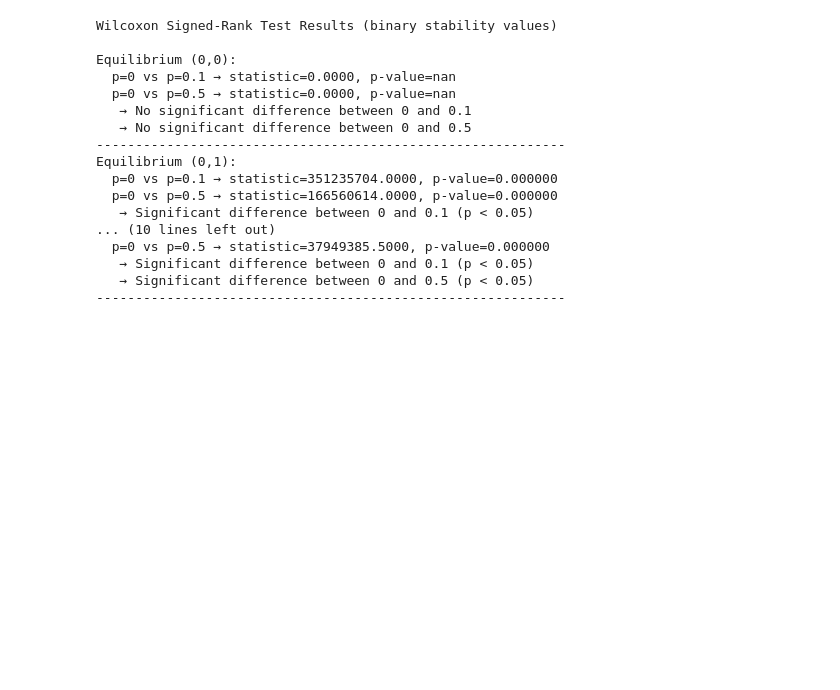
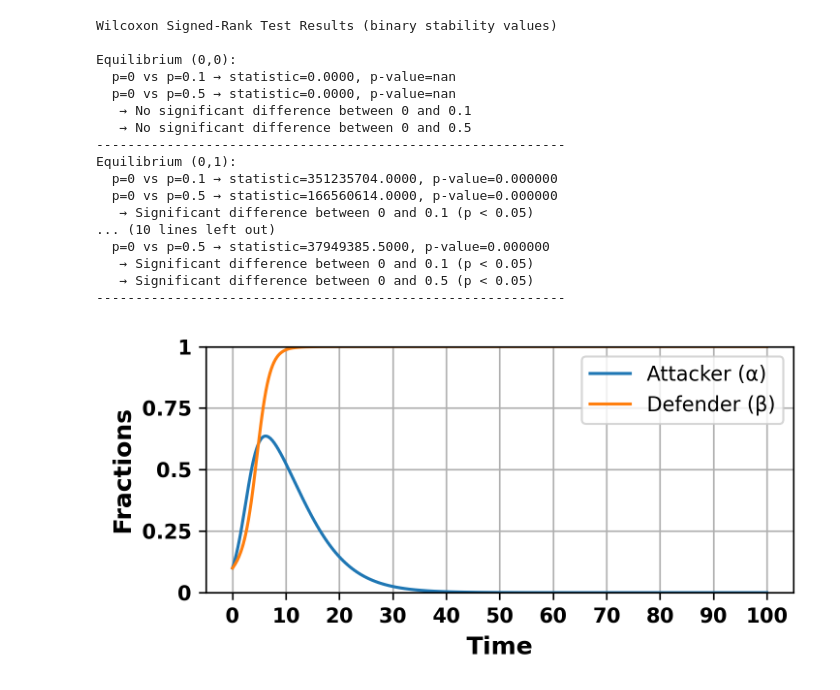
Before and after one commit to Adeela-Bashir/EGT_Cyber_Security_Analysis, a Jupyter notebook: Simulation_Result_Plots.ipynb, the cells around one changed output. Cells and saved outputs as stored; diff of their text form; code cells hidden in the pictures; blank space fills up the shorter version.

```diff
--- a/Simulation_Result_Plots.ipynb
+++ b/Simulation_Result_Plots.ipynb
@@ -774,3 +774,73 @@ Equilibrium (0,1):
    → Significant difference between 0 and 0.1 (p < 0.05)
    → Significant difference between 0 and 0.5 (p < 0.05)
 ------------------------------------------------------------
+# %%
+# =======================
+# REPLICATOR DYNAMICS — TIME SERIES
+# =======================
+
+import numpy as np
+import matplotlib.pyplot as plt
+from scipy.integrate import solve_ivp
+
+# ------------------
+# Parameters
+# ------------------
+
+ba = 1.04   # Benefit of attack
+bd = 0.77   # Benefit of defense
+ca = 0.12   # Cost of attack
+cd = 0.54   # Cost of defense
+w  = 0.92   # Loss to the defender
+v  = 0.97   # Probability of successful defense
+
+fs = 0.1
+fu = 0.1
+
+# ------------------
+# Replicator dynamics
+# ------------------
+def replicator(t, z):
+    alpha, beta = z
+
+    f1 = alpha*(1-alpha) * (-ca + ba - fs - ba*v*beta - v*fu*beta + v*fs*beta)
+    f2 = beta*(1-beta)   * (bd - cd - bd*alpha + v*bd*alpha + v*w*alpha)
+
+    return [f1, f2]
+
+# ------------------
+# Solve ODE
+# ------------------
+t_span = (0, 100)
+t_eval = np.arange(0, 100 + 0.25, 0.25)
+#t_eval = np.linspace(0, 50, 2000)
+
+alpha0 = 0.1
+beta0  = 0.1
+
+sol = solve_ivp(replicator, t_span, [alpha0, beta0], t_eval=t_eval)
+
+alpha_t = sol.y[0]
+beta_t  = sol.y[1]
+time    = sol.t
+
+plt.figure(figsize=(5, 2.5), dpi=300)
+plt.plot(time, np.clip(alpha_t, 0, 1), label="Attacker (α)", linewidth=1.5)
+plt.plot(time, np.clip(beta_t, 0, 1), label="Defender (β)", linewidth=1.5)
+
+plt.xlabel("Time", fontsize=12, fontweight="bold")
+plt.ylabel("Fractions", fontsize=12, fontweight="bold")
+
+# Explicit y-ticks and labels
+yticks = np.linspace(0, 1, 5)
+plt.yticks(yticks, [f"{y:g}" for y in yticks], fontsize=10, fontweight="bold")
+
+plt.xticks(np.arange(0, 101, 10), fontsize=10, fontweight="bold")
+plt.grid(True)
+plt.legend(fontsize=10)
+plt.ylim(0, 1)  # hard cap at 1
+plt.tight_layout()
+plt.savefig("frequency_vs_time.svg", dpi=300)
+plt.show()
+# %% [output]
+[figure, added]
```
Also changed, not shown: parts of 12 cells of this notebook.
